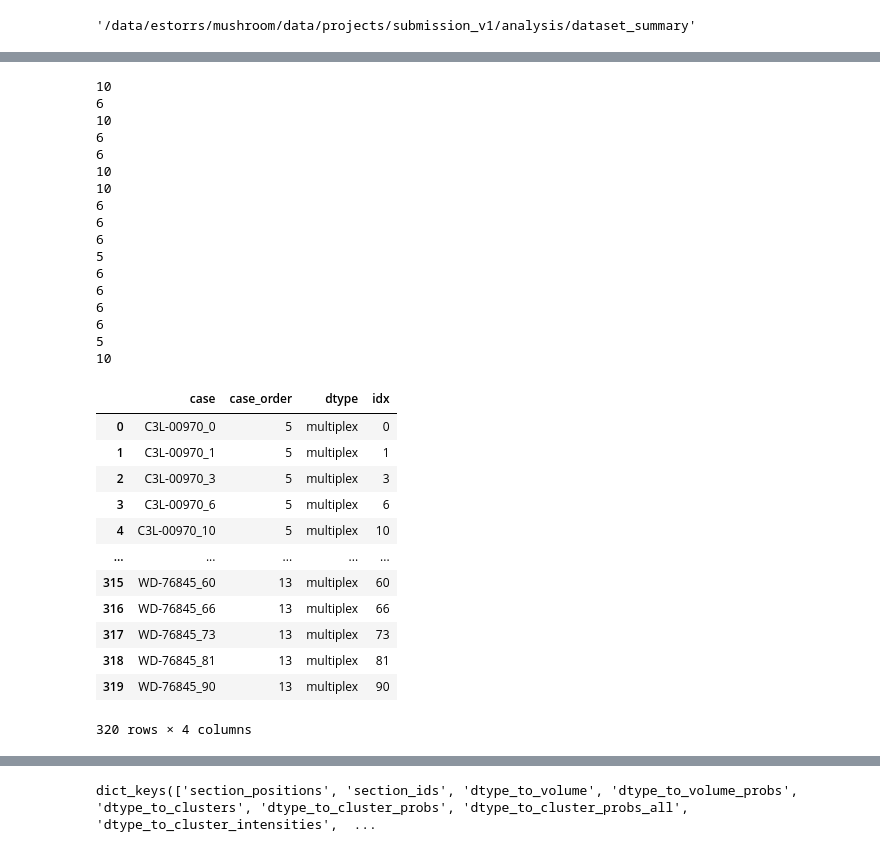
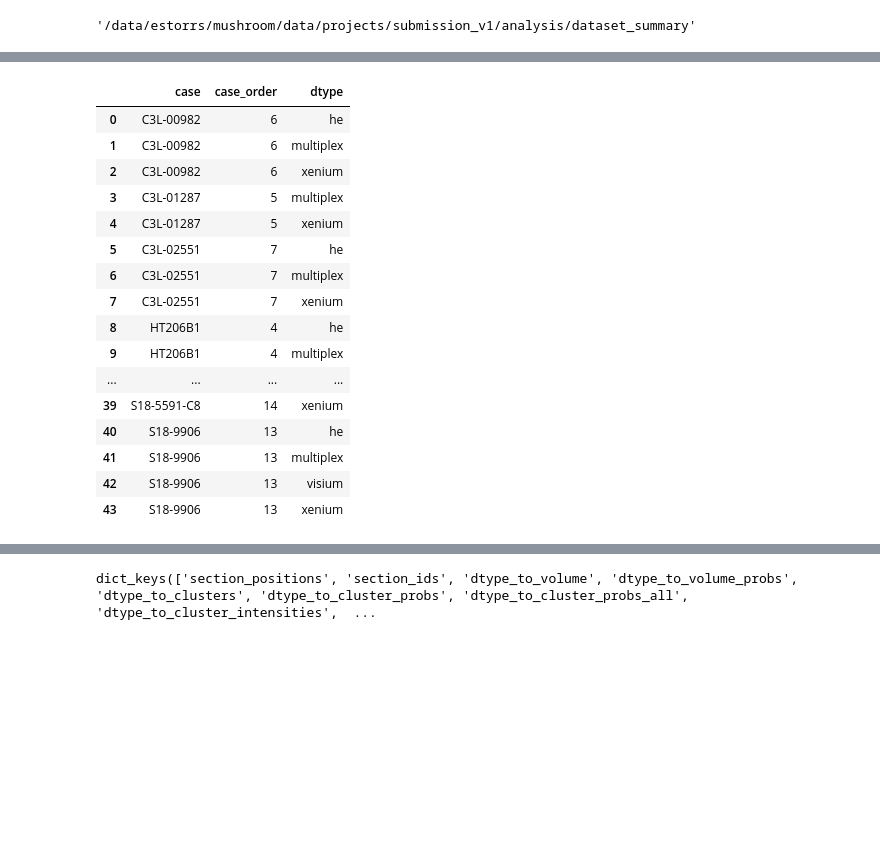
Before and after one commit to ding-lab/mushroom, a Jupyter notebook: notebooks/manuscript/submission_v1/step6_dataset_summary_fig.ipynb, the cells around one changed output, grey strips where cells are left out. Cells and saved outputs as stored; diff of their text form; code cells hidden in the pictures; blank space fills up the shorter version.

```diff
--- a/notebooks/manuscript/submission_v1/step6_dataset_summary_fig.ipynb
+++ b/notebooks/manuscript/submission_v1/step6_dataset_summary_fig.ipynb
@@ -87,12 +78,12 @@ for fp in fps:
 # %%
 import shutil
 # %%
-# copy to new directory for easy reading locally with napari
-for fp in fps:
-    case = fp.split('/')[-3]
-    level = int(re.sub(r'^.*nbhd_volumes_l([0-9]+).pkl$', r'\1', fp))
+# # copy to new directory for easy reading locally with napari
+# for fp in fps:
+#     case = fp.split('/')[-3]
+#     level = int(re.sub(r'^.*nbhd_volumes_l([0-9]+).pkl$', r'\1', fp))
 
-    shutil.copy(fp, os.path.join(output_dir, 'volumes', f'{case}_l{level}_volumes.pkl'))
+#     shutil.copy(fp, os.path.join(output_dir, 'volumes', f'{case}_l{level}_volumes.pkl'))
 # %%
 fps = sorted(utils.listfiles(project_dir, regex=r'mushroom_50res/config.yaml$'))
 fps
@@ -116,7 +107,7 @@ fps
  '/data/estorrs/mushroom/data/projects/submission_v1/S18-9906/mushroom_50res/config.yaml',
  '/data/estorrs/mushroom/data/projects/submission_v1/WD-76845/mushroom_50res/config.yaml']
 # %%
-exclude = ['S18-25943-A7']
+exclude = ['S18-25943-A7', 'C3L-00970', 'WD-76845']
 # %%
 case_to_sections = {fp.split('/')[-3]:yaml.safe_load(open(fp))['sections'] for fp in fps}
 case_to_sections = {k:v for k, v in case_to_sections.items() if k not in exclude}
@@ -126,5 +117,6 @@ dict_keys(['C3L-00970', 'C3L-00982', 'C3L-01287', 'C3L-02551', 'HT206B1', 'HT225
 # %%
 case_meta = pd.read_csv(os.path.join(output_dir, 'case_metadata.txt'), sep='\t')
+case_meta = case_meta[[True if x not in exclude else False for x in case_meta['case']]]
 case_meta['n_sections'] = [len(case_to_sections[x]) for x in case_meta['case']]
 
 case_meta
@@ -241,50 +245,32 @@ alt.Chart(case_meta).mark_bar().encode(
 [interactive output not drawn]
 # %%
 data = []
-n = 20
 for case, sections in case_to_sections.items():
     dtypes = [mapping['dtype'] for entry in sections for mapping in entry['data']]
     dtypes = sorted(set([dtype for dtype in dtypes if 'batch' not in dtype]))
 
-    step_size = n // len(dtypes)
-    print(step_size)
-    start = 0
     for dtype in dtypes:
-        for i in range(step_size):
-            start += i
-            data.append([f'{case}_{start}', case_order.index(case), dtype, start])
+
+        data.append([case, case_order.index(case), dtype])
 #             data.append([f'{case}', dtype])
-source = pd.DataFrame(data=data, columns=['case', 'case_order', 'dtype', 'idx'])
+source = pd.DataFrame(data=data, columns=['case', 'case_order', 'dtype'])
 order = source.sort_values(['case_order', 'dtype'])['case'].to_list()
 source
 # %% [output]
-10
-6
-10
-6
-6
-10
-10
-6
-6
-6
-5
-6
-6
-6
-6
-5
-10
-|  | case | case_order | dtype | idx |
-| 0 | C3L-00970_0 | 5 | multiplex | 0 |
-| 1 | C3L-00970_1 | 5 | multiplex | 1 |
-| 2 | C3L-00970_3 | 5 | multiplex | 3 |
-| 3 | C3L-00970_6 | 5 | multiplex | 6 |
-| 4 | C3L-00970_10 | 5 | multiplex | 10 |
-| ... | ... | ... | ... | ... |
-| 315 | WD-76845_60 | 13 | multiplex | 60 |
-| 316 | WD-76845_66 | 13 | multiplex | 66 |
-| 317 | WD-76845_73 | 13 | multiplex | 73 |
-| 318 | WD-76845_81 | 13 | multiplex | 81 |
-| 319 | WD-76845_90 | 13 | multiplex | 90 |
+|  | case | case_order | dtype |
+| 0 | C3L-00982 | 6 | he |
+| 1 | C3L-00982 | 6 | multiplex |
+| 2 | C3L-00982 | 6 | xenium |
+| 3 | C3L-01287 | 5 | multiplex |
+| 4 | C3L-01287 | 5 | xenium |
+| 5 | C3L-02551 | 7 | he |
+| 6 | C3L-02551 | 7 | multiplex |
+| 7 | C3L-02551 | 7 | xenium |
+| 8 | HT206B1 | 4 | he |
+| 9 | HT206B1 | 4 | multiplex |
+| ... | ... | ... | ... |
+| 39 | S18-5591-C8 | 14 | xenium |
+| 40 | S18-9906 | 13 | he |
+| 41 | S18-9906 | 13 | multiplex |
+| 42 | S18-9906 | 13 | visium |
+| 43 | S18-9906 | 13 | xenium |
-320 rows × 4 columns
```
Also changed, not shown: parts of 29 cells of this notebook, 1 other file.
